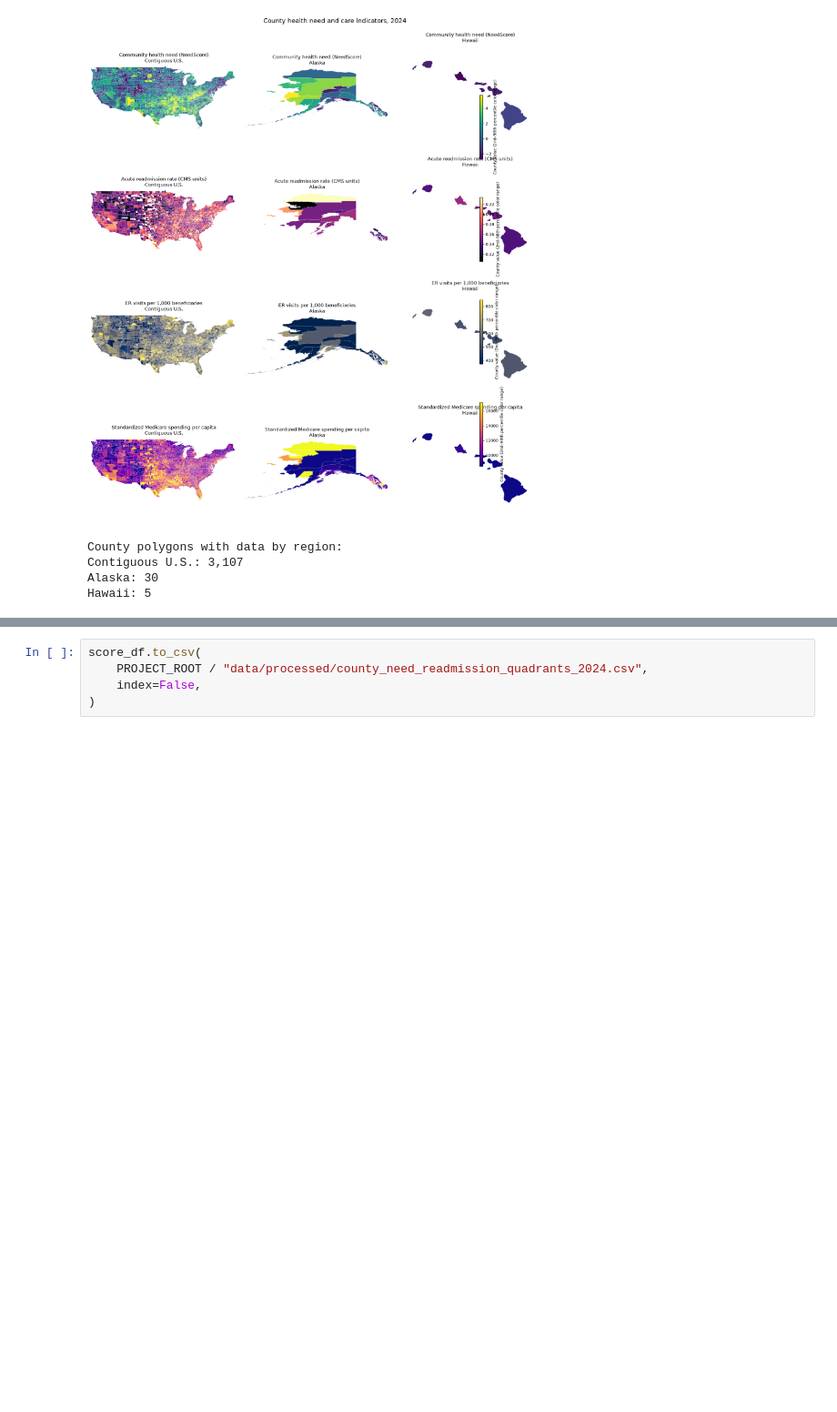
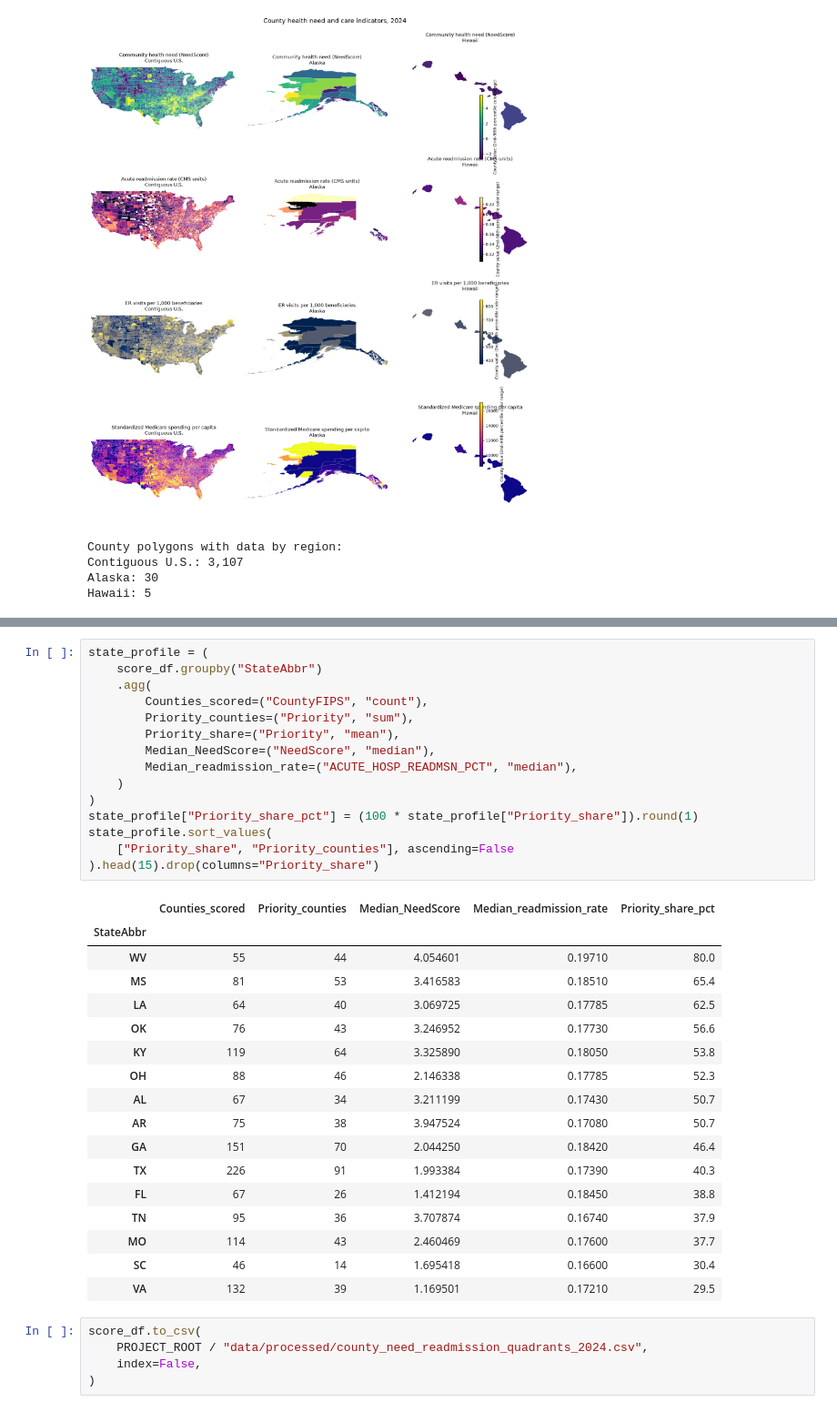
Before and after one commit to jho-code/Portfolio, a Jupyter notebook: projects/healthcare-access/notebooks/04_merge_analysis.ipynb, the cells around one changed output, grey strips where cells are left out. Shown at 91% size. Drawn from its saved outputs; the diff is of its cells as text; blank space fills up the shorter version.

```diff
--- a/projects/healthcare-access/notebooks/04_merge_analysis.ipynb
+++ b/projects/healthcare-access/notebooks/04_merge_analysis.ipynb
@@ -360,3 +484,36 @@ Hawaii: 5
+# %%
+state_profile = (
+    score_df.groupby("StateAbbr")
+    .agg(
+        Counties_scored=("CountyFIPS", "count"),
+        Priority_counties=("Priority", "sum"),
+        Priority_share=("Priority", "mean"),
+        Median_NeedScore=("NeedScore", "median"),
+        Median_readmission_rate=("ACUTE_HOSP_READMSN_PCT", "median"),
+    )
+)
+state_profile["Priority_share_pct"] = (100 * state_profile["Priority_share"]).round(1)
+state_profile.sort_values(
+    ["Priority_share", "Priority_counties"], ascending=False
+).head(15).drop(columns="Priority_share")
+# %% [output]
+|  | Counties_scored | Priority_counties | Median_NeedScore | Median_readmission_rate | Priority_share_pct |
+| StateAbbr |  |  |  |  |  |
+| WV | 55 | 44 | 4.054601 | 0.19710 | 80.0 |
+| MS | 81 | 53 | 3.416583 | 0.18510 | 65.4 |
+| LA | 64 | 40 | 3.069725 | 0.17785 | 62.5 |
+| OK | 76 | 43 | 3.246952 | 0.17730 | 56.6 |
+| KY | 119 | 64 | 3.325890 | 0.18050 | 53.8 |
+| OH | 88 | 46 | 2.146338 | 0.17785 | 52.3 |
+| AL | 67 | 34 | 3.211199 | 0.17430 | 50.7 |
+| AR | 75 | 38 | 3.947524 | 0.17080 | 50.7 |
+| GA | 151 | 70 | 2.044250 | 0.18420 | 46.4 |
+| TX | 226 | 91 | 1.993384 | 0.17390 | 40.3 |
+| FL | 67 | 26 | 1.412194 | 0.18450 | 38.8 |
+| TN | 95 | 36 | 3.707874 | 0.16740 | 37.9 |
+| MO | 114 | 43 | 2.460469 | 0.17600 | 37.7 |
+| SC | 46 | 14 | 1.695418 | 0.16600 | 30.4 |
+| VA | 132 | 39 | 1.169501 | 0.17210 | 29.5 |
 # %%
 score_df.to_csv(
     PROJECT_ROOT / "data/processed/county_need_readmission_quadrants_2024.csv",
```
Also changed, not shown: parts of 10 cells of this notebook.
